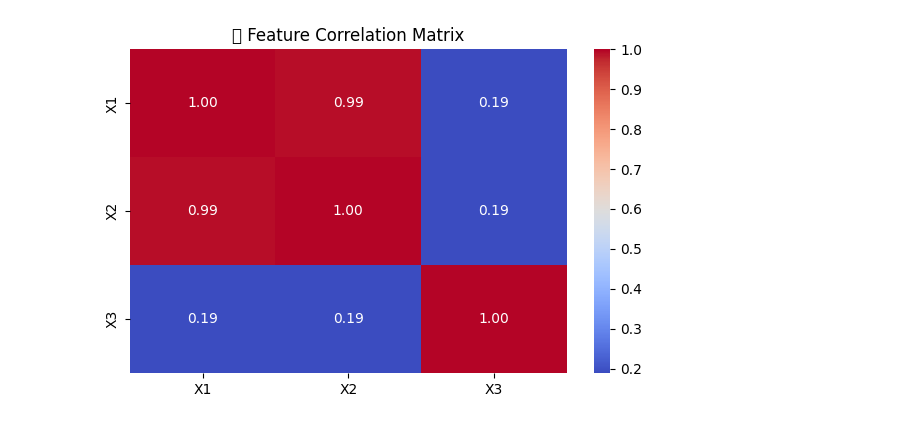
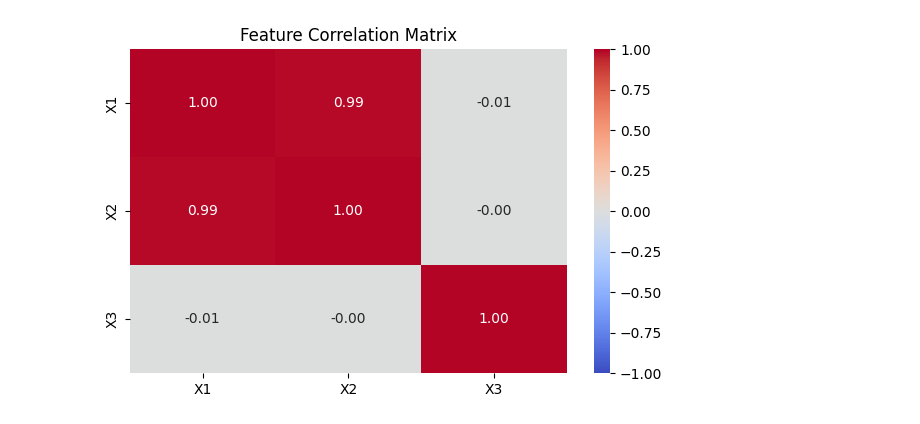
Before and after one commit to nhjung-phd/TimeSeriesAnalysis, a Jupyter notebook: notebooks/32_Multicollinearity.ipynb, the cells around one changed output. Drawn from its saved outputs; the diff is of its cells as text; code cells hidden in the pictures.

```diff
--- a/notebooks/32_Multicollinearity.ipynb
+++ b/notebooks/32_Multicollinearity.ipynb
@@ -5,59 +15,59 @@
 # %%
+import numpy as np
 import pandas as pd
-import numpy as np
+import matplotlib.pyplot as plt
 import seaborn as sns
-import matplotlib.pyplot as plt
 from sklearn.linear_model import LinearRegression
+from sklearn.metrics import mean_squared_error
 from statsmodels.stats.outliers_influence import variance_inflation_factor
 from statsmodels.tools.tools import add_constant
 
-# 1️⃣ 데이터 생성
-np.random.seed(42)
+# 1. 강한 선형 관계가 존재하는 합성 데이터 생성(동일 난수 시드로 재현 가능)
+rng = np.random.default_rng(42)
 n = 100
-X1 = np.random.normal(0, 1, n)
-X2 = 0.9 * X1 + np.random.normal(0, 0.1, n)
-X3 = np.random.normal(0, 1, n)
-y = 3 * X1 + 2 * X2 + 1.5 * X3 + np.random.normal(0, 1, n)
+X1 = rng.normal(size=n)
+X2 = 0.9 * X1 + rng.normal(scale=0.1, size=n)
+X3 = rng.normal(size=n)
+y = 3 * X1 + 2 * X2 + 1.5 * X3 + rng.normal(size=n)
+df = pd.DataFrame({'X1': X1, 'X2': X2, 'X3': X3, 'y': y})
+features = ['X1', 'X2', 'X3']
 
-df = pd.DataFrame({'X1': X1, 'X2': X2, 'X3': X3, 'y': y})
+# 2. OLS 회귀: 이 단계는 계수의 불안정성과 VIF 진단을 위한 설명용 내표본 분석
+model = LinearRegression().fit(df[features], df['y'])
+print('OLS coefficients (illustrative, in-sample)')
+print(pd.Series(model.coef_, index=features).round(4))
 
-# 2️⃣ 회귀 분석
-model = LinearRegression()
-model.fit(df[['X1', 'X2', 'X3']], df['y'])
+# 3. VIF: 회귀식에는 상수항을 포함하고, 설명변수들의 VIF만 보고
+X_const = add_constant(df[features], has_constant='add')
+vif_data = pd.DataFrame({
+    'feature': features,
+    'VIF': [variance_inflation_factor(X_const.to_numpy(), j + 1)
+            for j in range(len(features))]
+})
+print('\nVariance Inflation Factors')
+print(vif_data.round(3).to_string(index=False))
+print('\nFeature correlations')
+print(df[features].corr().round(3))
 
-# 3️⃣ VIF 계산
-X_const = add_constant(df[['X1', 'X2', 'X3']])
-vif_data = pd.DataFrame()
-vif_data['feature'] = X_const.columns
-vif_data['VIF'] = [variance_inflation_factor(X_const.values, i) for i in range(X_const.shape[1])]
-print(vif_data)
+# 4. 상관행렬: 쌍별 상관은 다중공선성을 파악하는 출발점이지 완전한 진단은 아님
+fig, ax = plt.subplots(figsize=(6, 4), facecolor='white')
+sns.heatmap(df[features].corr(), annot=True, cmap='coolwarm', center=0,
+            vmin=-1, vmax=1, fmt='.2f', ax=ax)
+ax.set_title('Feature Correlation Matrix')
+plt.tight_layout(); plt.show()
 
-# 4️⃣ 시각화: 상관 행렬 (heatmap)
-plt.figure(figsize=(6, 4))
-sns.heatmap(df[['X1', 'X2', 'X3']].corr(), annot=True, cmap='coolwarm', fmt=".2f")
-plt.title("📊 Feature Correlation Matrix")
-plt.tight_layout()
-plt.show()
+# 5. 설명변수 사이 선형 관계 시각화
+fig, ax = plt.subplots(figsize=(6, 4), facecolor='white')
+sns.scatterplot(data=df, x='X1', y='X2', color='teal', ax=ax)
+ax.set_title('Strong Linear Association: X1 and X2')
+ax.grid(alpha=.25); plt.tight_layout(); plt.show()
 
-# 5️⃣ 시각화: X1 vs X2 산점도 (다중공선성 확인)
-plt.figure(figsize=(6, 4))
-sns.scatterplot(x='X1', y='X2', data=df, color='teal')
-plt.title("🔍 Strong Correlation between X1 and X2")
-plt.xlabel("X1")
-plt.ylabel("X2")
-plt.grid(True)
-plt.tight_layout()
-plt.show()
-
-# 6️⃣ 시각화: 예측값 vs 실제값
-y_pred = model.predict(df[['X1', 'X2', 'X3']])
-plt.figure(figsize=(6, 4))
-plt.scatter(y, y_pred, color='purple', alpha=0.7)
-plt.plot([y.min(), y.max()], [y.min(), y.max()], 'k--', lw=2)
-plt.xlabel("Actual y")
-plt.ylabel("Predicted y")
-plt.title("📈 Actual vs Predicted (Linear Regression)")
-plt.grid(True)
-plt.tight_layout()
-plt.show()
+# 6. 내표본 적합 그래프: 이 그림은 외표본 일반화 성능의 근거가 아님
+y_pred = model.predict(df[features])
+fig, ax = plt.subplots(figsize=(6, 4), facecolor='white')
+ax.scatter(y, y_pred, alpha=.7)
+lo, hi = min(y.min(), y_pred.min()), max(y.max(), y_pred.max())
+ax.plot([lo, hi], [lo, hi], 'k--', lw=1.5)
+ax.set(xlabel='Actual y', ylabel='Fitted y', title='In-sample OLS Fit')
+ax.grid(alpha=.25); plt.tight_layout(); plt.show()
 # %% [output]
@@ -69 +91 @@ plt.show()
-[figure, old version]
+[figure, new version]
```
Also changed, not shown: parts of 19 cells of this notebook.
